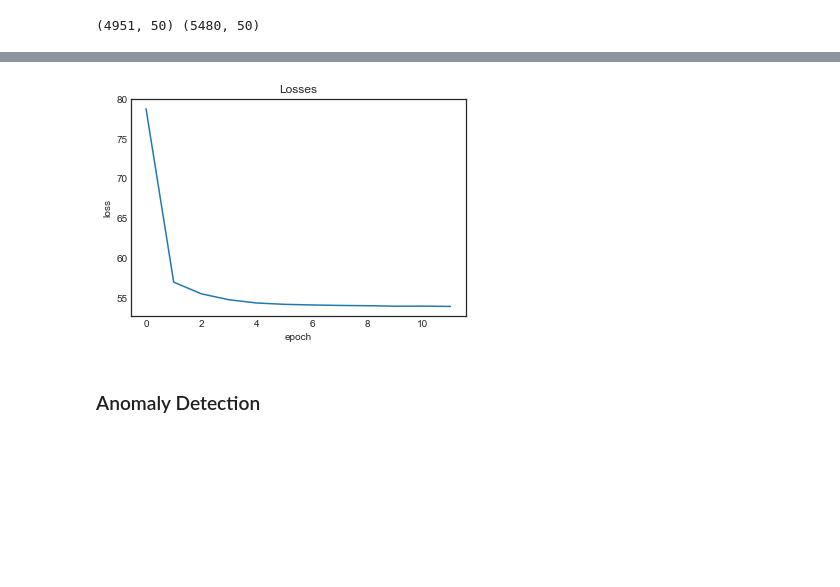
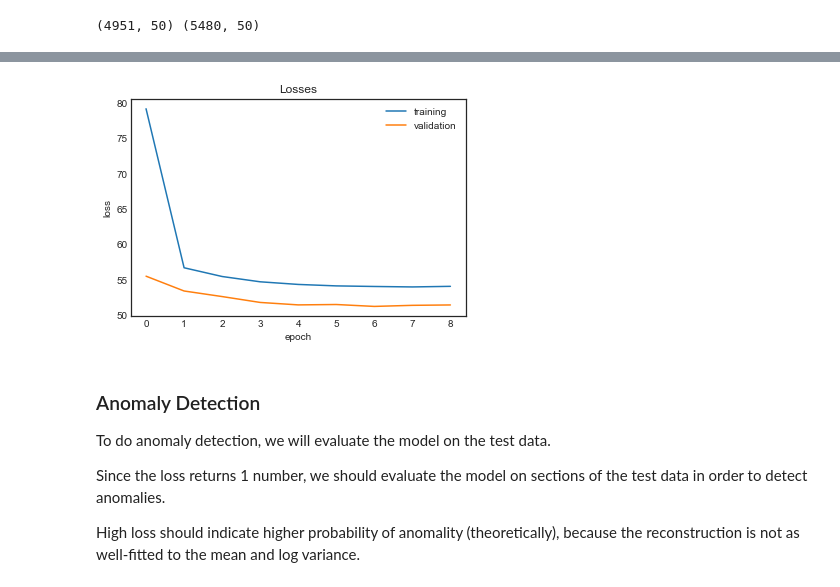
Before and after one commit to lisaong/diec, a Jupyter notebook: day3/Anomaly_detection_train.ipynb, the cells around one changed output, grey strips where cells are left out. Drawn from its saved outputs; the diff is of its cells as text; code cells hidden in the pictures; blank space fills up the shorter version.

Commit message:
training in keras

```diff
--- a/day3/Anomaly_detection_train.ipynb
+++ b/day3/Anomaly_detection_train.ipynb
@@ -274,7 +281,7 @@ class VAE:
         self.vae.add_loss(vae_loss)
 
     def describe(self):
-        """Display model summaries and architectures"""
+        """Display model summaries and saves the architectures to PNG"""
         self.encoder.summary()
         plot_model(self.encoder, to_file='vae_mlp_encoder.png', show_shapes=True)
         self.decoder.summary()
@@ -286,6 +293,10 @@ class VAE:
         """Fits the model"""
         self.vae.compile(optimizer=optimizer)
         return self.vae.fit(X, **kwargs)
+
+    def evaluate(self, X, **kwargs):
+        """Evaluate the model"""
+        return self.vae.evaluate(x=X, **kwargs)
 
     # reparameterization trick
     # instead of sampling from Q(z|X), sample epsilon = N(0,I)
@@ -387,9 +400,9 @@ Epoch 12/50
 # %%
 fig, ax = plt.subplots()
-ax.plot(hist.history['loss'])
+ax.plot(hist.history['loss'], label='training')
+ax.plot(hist.history['val_loss'], label='validation')
 ax.set(title='Losses', xlabel='epoch', ylabel='loss')
+ax.legend()
 plt.show()
 # %% [output]
-[figure, old version]
+[figure, new version]
-# %% [markdown]
-### Anomaly Detection
@@ -430,0 +409,8 @@ plt.show()
+# %% [markdown]
+### Anomaly Detection
+
+To do anomaly detection, we will evaluate the model on the test data.
+
+Since the loss returns 1 number, we should evaluate the model on sections of the test data in order to detect anomalies.
+
+High loss should indicate higher probability of anomality (theoretically), because the reconstruction is not as well-fitted to the mean and log variance.
```
Also changed, not shown: parts of 15 cells of this notebook, 2 other files.
